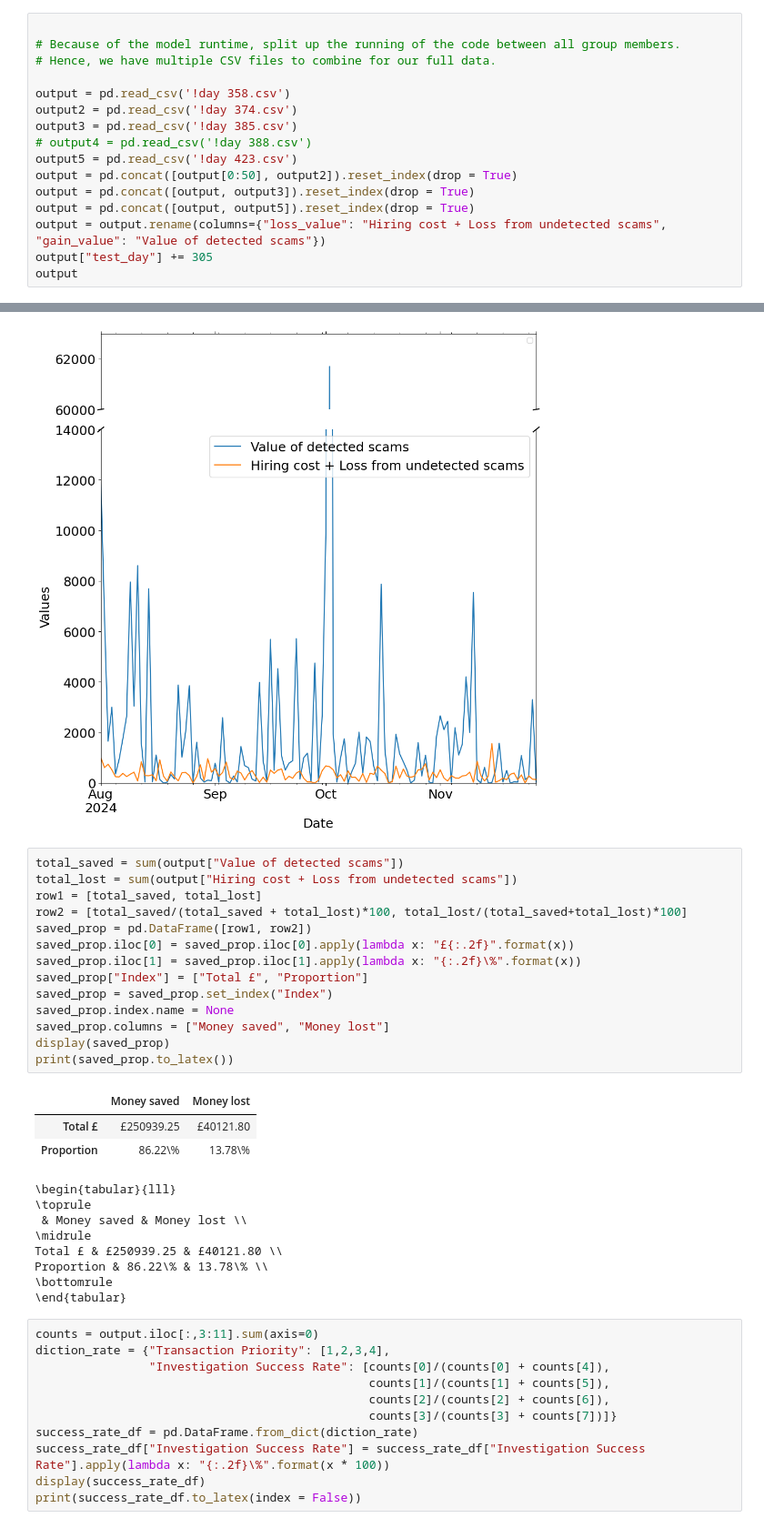
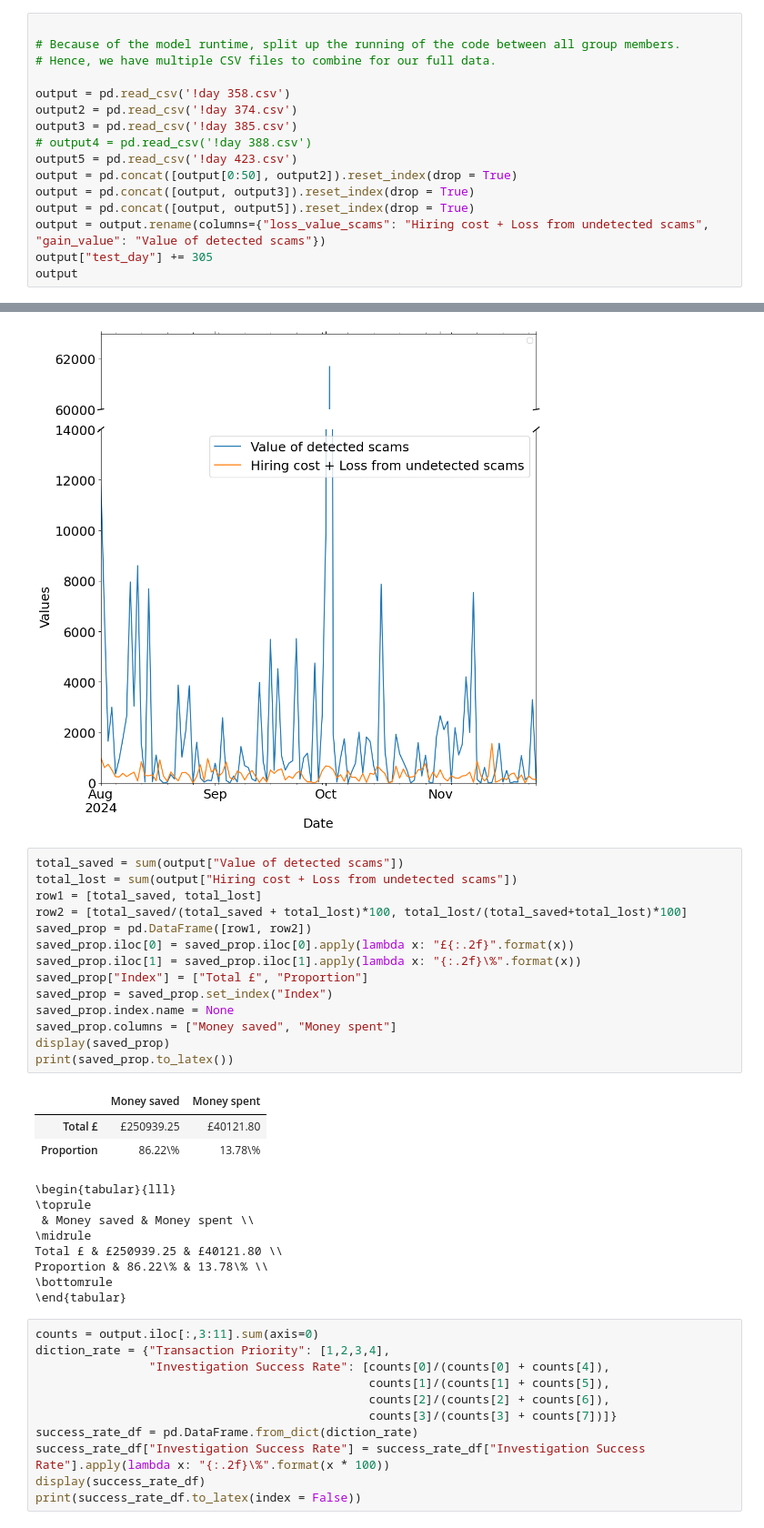
Before and after one commit to nicolastalia/mmcs_final, a Jupyter notebook: output_analyser.ipynb, the cells around one changed output, grey strips where cells are left out. Shown at 91% size. Cells and saved outputs as stored; diff of their text form.

```diff
--- a/output_analyser.ipynb
+++ b/output_analyser.ipynb
@@ -23,7 +23,7 @@ output5 = pd.read_csv('!day 423.csv')
 output = pd.concat([output[0:50], output2]).reset_index(drop = True)
 output = pd.concat([output, output3]).reset_index(drop = True)
 output = pd.concat([output, output5]).reset_index(drop = True)
-output = output.rename(columns={"loss_value": "Hiring cost + Loss from undetected scams", "gain_value": "Value of detected scams"})
+output = output.rename(columns={"loss_value_scams": "Hiring cost + Loss from undetected scams", "gain_value": "Value of detected scams"})
 output["test_day"] += 305
 output
 # %% [output]
@@ -107,24 +107,24 @@ plt.show()
 # %%
 total_saved = sum(output["Value of detected scams"])
 total_lost = sum(output["Hiring cost + Loss from undetected scams"])
 row1 = [total_saved, total_lost]
 row2 = [total_saved/(total_saved + total_lost)*100, total_lost/(total_saved+total_lost)*100]
 saved_prop = pd.DataFrame([row1, row2])
 saved_prop.iloc[0] = saved_prop.iloc[0].apply(lambda x: "£{:.2f}".format(x))
 saved_prop.iloc[1] = saved_prop.iloc[1].apply(lambda x: "{:.2f}\%".format(x))
 saved_prop["Index"] = ["Total £", "Proportion"]
 saved_prop = saved_prop.set_index("Index")
 saved_prop.index.name = None
-saved_prop.columns = ["Money saved", "Money lost"]
+saved_prop.columns = ["Money saved", "Money spent"]
 display(saved_prop)
 print(saved_prop.to_latex())
 # %% [output]
-|  | Money saved | Money lost |
+|  | Money saved | Money spent |
 | Total £ | £250939.25 | £40121.80 |
 | Proportion | 86.22\% | 13.78\% |
 \begin{tabular}{lll}
 \toprule
- & Money saved & Money lost \\
+ & Money saved & Money spent \\
 \midrule
 Total £ & £250939.25 & £40121.80 \\
 Proportion & 86.22\% & 13.78\% \\
```
Also changed, not shown: parts of 9 cells of this notebook, 2 other files.
